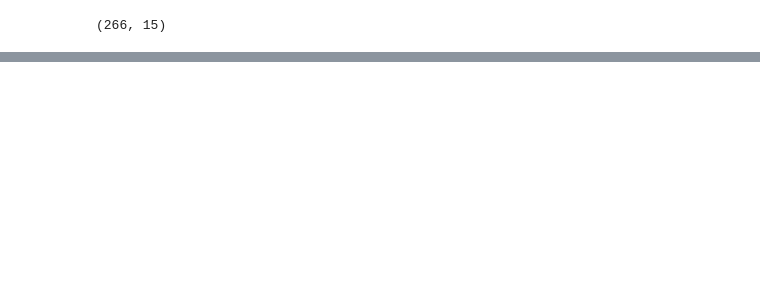
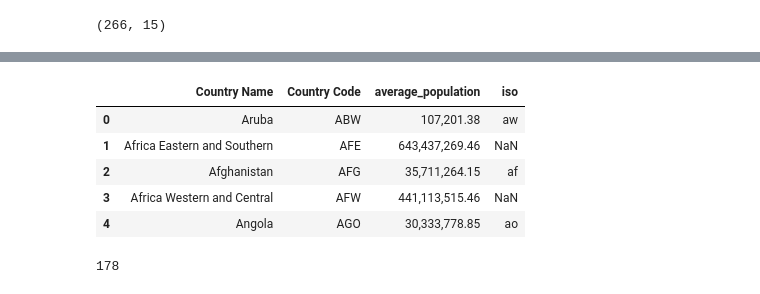
Before and after one commit to AngeliqueAlex/New_Opera_Company_Capstone, a Jupyter notebook: 02_Data_Wrangling_New_Opera_Business.ipynb, the cells around one changed output, grey strips where cells are left out. Drawn from its saved outputs; the diff is of its cells as text; code cells hidden in the pictures; blank space fills up the shorter version.

```diff
--- a/02_Data_Wrangling_New_Opera_Business.ipynb
+++ b/02_Data_Wrangling_New_Opera_Business.ipynb
@@ -909,6 +933,6 @@ cou_pop.shape
 # %% [output]
 (266, 68)
 # %%
-cou_pop.drop(cou_pop.columns[2:51], axis=1, inplace=True)
+cou_pop.drop(cou_pop.columns[2:55], axis=1, inplace=True)
 cou_pop.head()
 # %% [output]
@@ -921,3 +944,0 @@ cou_pop.head()
-# %%
-cou_pop.drop(columns=['2007', '2008', '2009', '2010'], inplace=True)
-cou_pop.head()
@@ -946,7 +960,9 @@ cou_pop.head()
 | 2 | Afghanistan | AFG | 29,347,708.00 | 30,560,034.00 | 31,622,704.00 | 32,792,523.00 | 33,831,764.00 | 34,700,612.00 | 35,688,935.00 | 36,743,039.00 | ... |
 | 3 | Africa Western and Central | AFW | 374,790,143.00 | 385,360,349.00 | 396,030,207.00 | 406,992,047.00 | 418,127,845.00 | 429,454,743.00 | 440,882,906.00 | 452,195,915.00 | ... |
 | 4 | Angola | AGO | 24,218,352.00 | 25,177,394.00 | 26,165,620.00 | 27,160,769.00 | 28,157,798.00 | 29,183,070.00 | 30,234,839.00 | 31,297,155.00 | ... |
+# %%
+country_iso.rename(columns={'Country name EN': 'Country Name'}, inplace=True)
 # %%
 # Perform the merge (join) based on 'col1' and 'col2'
-opera = pd.merge(opera, popnew[['iso', 'Country name EN']], on=['iso'], how='left')
-opera.head()
+cou_pop = pd.merge(cou_pop, country_iso[['Country Name', 'iso']], on=['Country Name'], how='left')
+cou_pop.head()
@@ -953,2 +976,15 @@ opera.head()
+# %%
+cou_pop.drop(cou_pop.columns[2:15], axis=1, inplace=True)
+cou_pop.head()
+# %% [output]
+|  | Country Name | Country Code | average_population | iso |
+| 0 | Aruba | ABW | 107,201.38 | aw |
+| 1 | Africa Eastern and Southern | AFE | 643,437,269.46 | NaN |
+| 2 | Afghanistan | AFG | 35,711,264.15 | af |
+| 3 | Africa Western and Central | AFW | 441,113,515.46 | NaN |
+| 4 | Angola | AGO | 30,333,778.85 | ao |
 # %%
-`
+count_non_nan = cou_pop['iso'].value_counts(dropna=True).sum()
+print(count_non_nan)
+# %% [output]
+178
```
Also changed, not shown: parts of 21 cells of this notebook, 1 other file.
